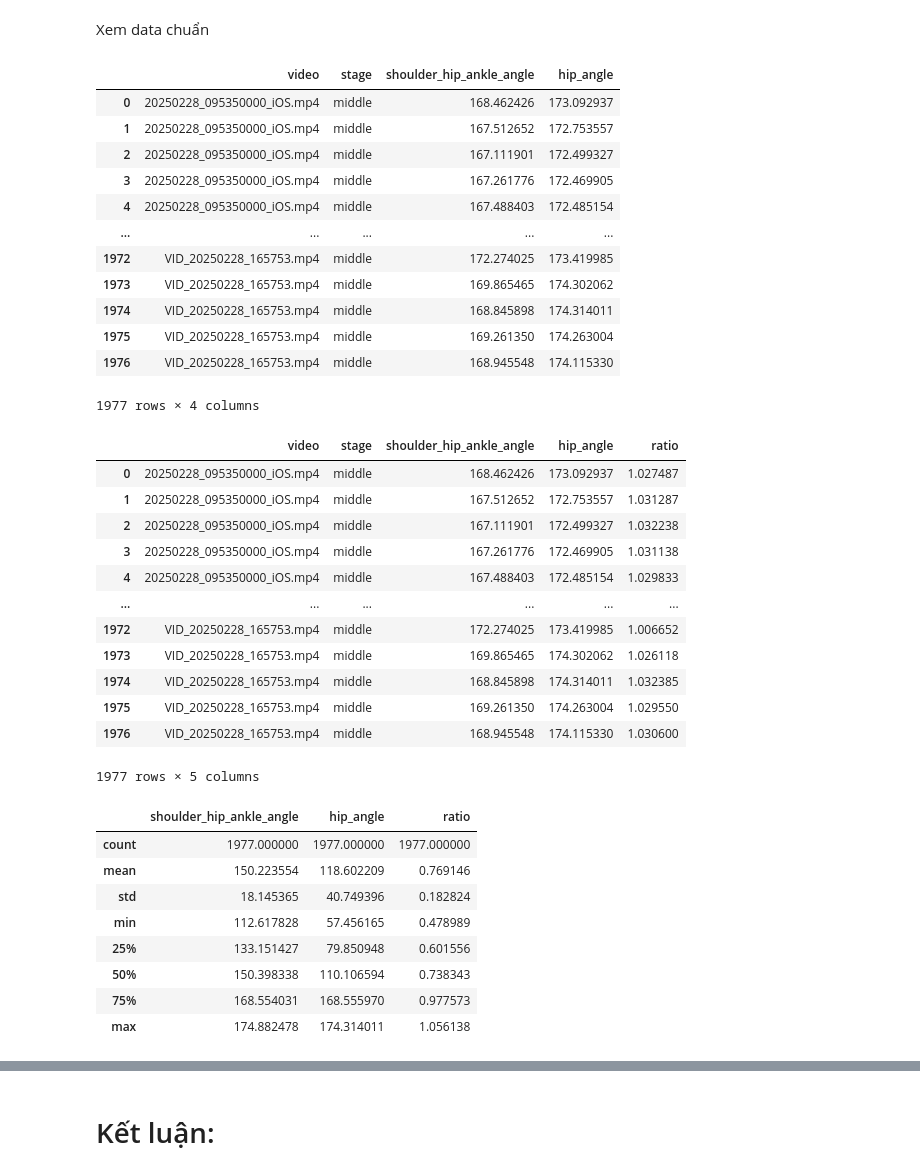
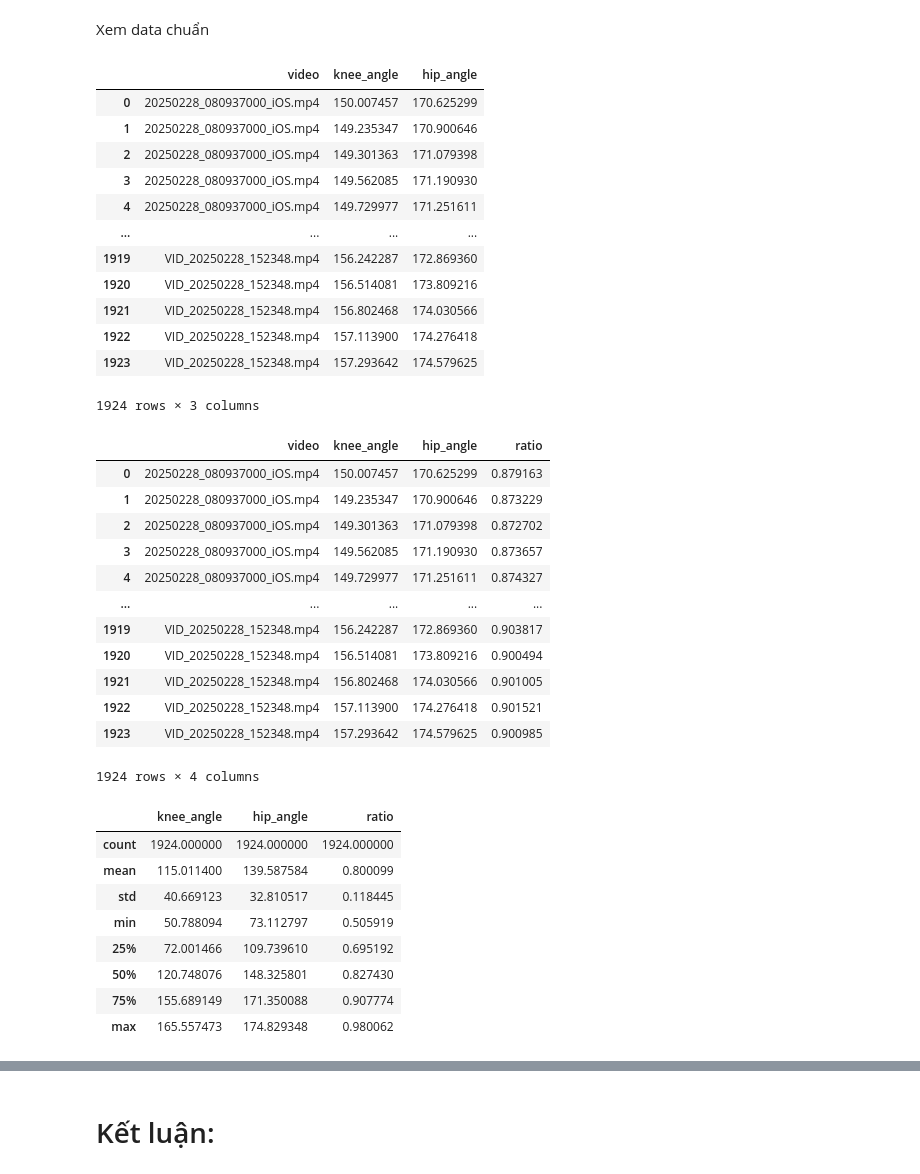
Before and after one commit to WinG-282k4/Squat_error_detection, a Jupyter notebook: Analyze_pose_5.ipynb, the cells around one changed output, grey strips where cells are left out. Saved outputs shown, nothing was run; the diff lists cells and outputs as text; code cells hidden in the pictures.

```diff
--- a/Analyze_pose_5.ipynb
+++ b/Analyze_pose_5.ipynb
@@ -302,59 +277,59 @@ def process_frame(Video_folder, Video_name):
 import os
 
 # Đường dẫn thư mục chứa video
-# video_folder = "Data/Train/Correct"
+video_folder = "Data/Train/Correct"
 # video_folder = "Data/Train/Xuong_qua_xau"
-video_folder = "Data/Train/Gap_lung"
+# video_folder = "Data/Train/Gap_lung"
 video_files = [f for f in os.listdir(video_folder) if f.endswith(".mp4")]
 
-df = pd.DataFrame(columns=["video", "stage", "shoulder_hip_ankle_angle", "hip_angle"])
+df = pd.DataFrame(columns=["video", "knee_angle", "hip_angle"])
 
 for video in video_files:
     process_frame(video_folder, video)
 # %%
 df
 # %% [output]
-|  | video | stage | shoulder_hip_ankle_angle | hip_angle |
-| 0 | 20250228_095350000_iOS.mp4 | middle | 168.462426 | 173.092937 |
-| 1 | 20250228_095350000_iOS.mp4 | middle | 167.512652 | 172.753557 |
-| 2 | 20250228_095350000_iOS.mp4 | middle | 167.111901 | 172.499327 |
-| 3 | 20250228_095350000_iOS.mp4 | middle | 167.261776 | 172.469905 |
-| 4 | 20250228_095350000_iOS.mp4 | middle | 167.488403 | 172.485154 |
-| ... | ... | ... | ... | ... |
-| 1972 | VID_20250228_165753.mp4 | middle | 172.274025 | 173.419985 |
-| 1973 | VID_20250228_165753.mp4 | middle | 169.865465 | 174.302062 |
-| 1974 | VID_20250228_165753.mp4 | middle | 168.845898 | 174.314011 |
-| 1975 | VID_20250228_165753.mp4 | middle | 169.261350 | 174.263004 |
-| 1976 | VID_20250228_165753.mp4 | middle | 168.945548 | 174.115330 |
+|  | video | knee_angle | hip_angle |
+| 0 | 20250228_080937000_iOS.mp4 | 150.007457 | 170.625299 |
+| 1 | 20250228_080937000_iOS.mp4 | 149.235347 | 170.900646 |
+| 2 | 20250228_080937000_iOS.mp4 | 149.301363 | 171.079398 |
+| 3 | 20250228_080937000_iOS.mp4 | 149.562085 | 171.190930 |
+| 4 | 20250228_080937000_iOS.mp4 | 149.729977 | 171.251611 |
+| ... | ... | ... | ... |
+| 1919 | VID_20250228_152348.mp4 | 156.242287 | 172.869360 |
+| 1920 | VID_20250228_152348.mp4 | 156.514081 | 173.809216 |
+| 1921 | VID_20250228_152348.mp4 | 156.802468 | 174.030566 |
+| 1922 | VID_20250228_152348.mp4 | 157.113900 | 174.276418 |
+| 1923 | VID_20250228_152348.mp4 | 157.293642 | 174.579625 |
-1977 rows × 4 columns
+1924 rows × 3 columns
 # %%
 #Tính toán tỉ lệ giữa vai và chân
-df["ratio"] = df["hip_angle"] / df["shoulder_hip_ankle_angle"]
+df["ratio"] = df["knee_angle"] / df["hip_angle"]
 df
 # %% [output]
-|  | video | stage | shoulder_hip_ankle_angle | hip_angle | ratio |
-| 0 | 20250228_095350000_iOS.mp4 | middle | 168.462426 | 173.092937 | 1.027487 |
-| 1 | 20250228_095350000_iOS.mp4 | middle | 167.512652 | 172.753557 | 1.031287 |
-| 2 | 20250228_095350000_iOS.mp4 | middle | 167.111901 | 172.499327 | 1.032238 |
-| 3 | 20250228_095350000_iOS.mp4 | middle | 167.261776 | 172.469905 | 1.031138 |
-| 4 | 20250228_095350000_iOS.mp4 | middle | 167.488403 | 172.485154 | 1.029833 |
-| ... | ... | ... | ... | ... | ... |
-| 1972 | VID_20250228_165753.mp4 | middle | 172.274025 | 173.419985 | 1.006652 |
-| 1973 | VID_20250228_165753.mp4 | middle | 169.865465 | 174.302062 | 1.026118 |
-| 1974 | VID_20250228_165753.mp4 | middle | 168.845898 | 174.314011 | 1.032385 |
-| 1975 | VID_20250228_165753.mp4 | middle | 169.261350 | 174.263004 | 1.029550 |
-| 1976 | VID_20250228_165753.mp4 | middle | 168.945548 | 174.115330 | 1.030600 |
+|  | video | knee_angle | hip_angle | ratio |
+| 0 | 20250228_080937000_iOS.mp4 | 150.007457 | 170.625299 | 0.879163 |
+| 1 | 20250228_080937000_iOS.mp4 | 149.235347 | 170.900646 | 0.873229 |
+| 2 | 20250228_080937000_iOS.mp4 | 149.301363 | 171.079398 | 0.872702 |
+| 3 | 20250228_080937000_iOS.mp4 | 149.562085 | 171.190930 | 0.873657 |
+| 4 | 20250228_080937000_iOS.mp4 | 149.729977 | 171.251611 | 0.874327 |
+| ... | ... | ... | ... | ... |
+| 1919 | VID_20250228_152348.mp4 | 156.242287 | 172.869360 | 0.903817 |
+| 1920 | VID_20250228_152348.mp4 | 156.514081 | 173.809216 | 0.900494 |
+| 1921 | VID_20250228_152348.mp4 | 156.802468 | 174.030566 | 0.901005 |
+| 1922 | VID_20250228_152348.mp4 | 157.113900 | 174.276418 | 0.901521 |
+| 1923 | VID_20250228_152348.mp4 | 157.293642 | 174.579625 | 0.900985 |
-1977 rows × 5 columns
+1924 rows × 4 columns
 # %%
 #Phân tích bộ data
 df.describe()
 # %% [output]
-|  | shoulder_hip_ankle_angle | hip_angle | ratio |
-| count | 1977.000000 | 1977.000000 | 1977.000000 |
-| mean | 150.223554 | 118.602209 | 0.769146 |
-| std | 18.145365 | 40.749396 | 0.182824 |
-| min | 112.617828 | 57.456165 | 0.478989 |
-| 25% | 133.151427 | 79.850948 | 0.601556 |
-| 50% | 150.398338 | 110.106594 | 0.738343 |
-| 75% | 168.554031 | 168.555970 | 0.977573 |
-| max | 174.882478 | 174.314011 | 1.056138 |
+|  | knee_angle | hip_angle | ratio |
+| count | 1924.000000 | 1924.000000 | 1924.000000 |
+| mean | 115.011400 | 139.587584 | 0.800099 |
+| std | 40.669123 | 32.810517 | 0.118445 |
+| min | 50.788094 | 73.112797 | 0.505919 |
+| 25% | 72.001466 | 109.739610 | 0.695192 |
+| 50% | 120.748076 | 148.325801 | 0.827430 |
+| 75% | 155.689149 | 171.350088 | 0.907774 |
+| max | 165.557473 | 174.829348 | 0.980062 |
```
Also changed, not shown: parts of 7 cells of this notebook, 5 other files.
